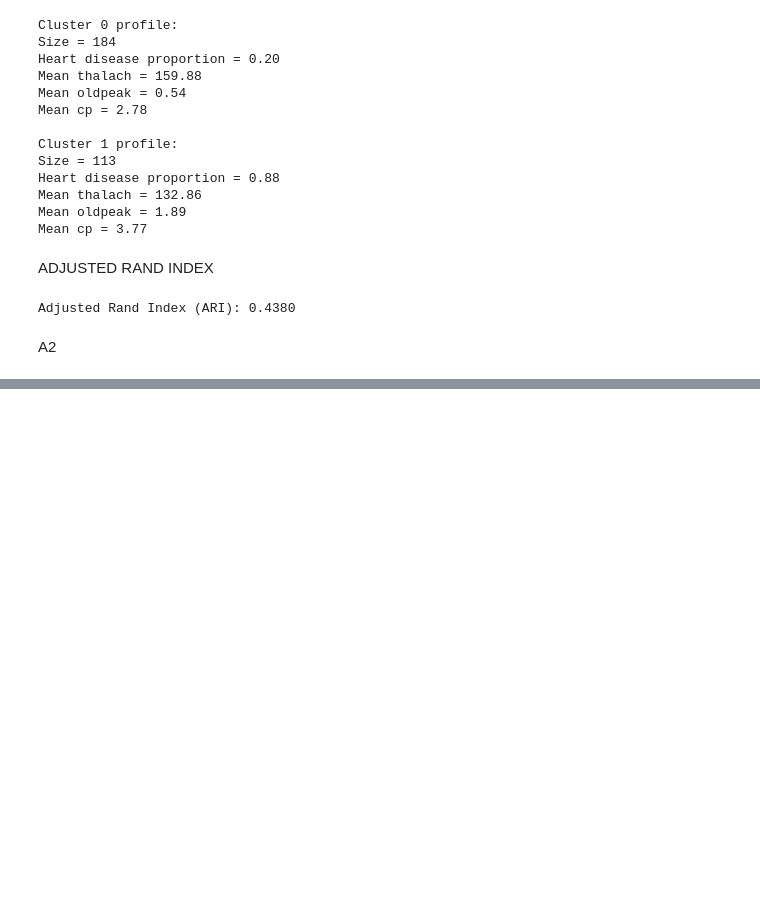
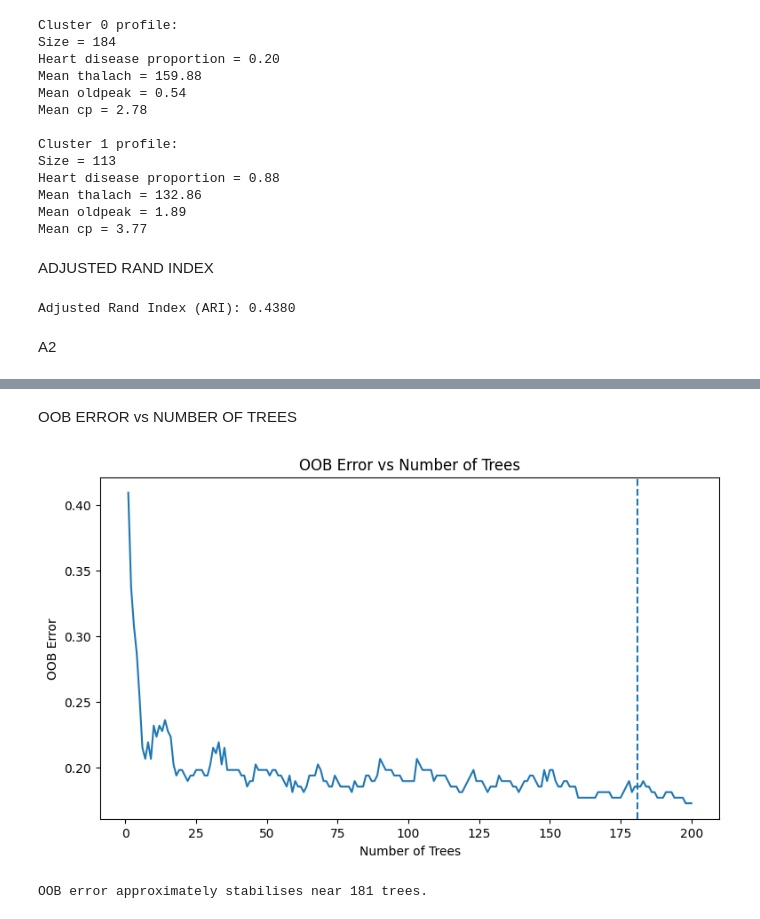
Before and after one commit to aneeqahabib/23i-2631_DM_4, a Jupyter notebook: 23i-2631.ipynb, the cells around one changed output, grey strips where cells are left out. Saved outputs shown, nothing was run; the diff lists cells and outputs as text; code cells hidden in the pictures; blank space fills up the shorter version.

```diff
--- a/23i-2631.ipynb
+++ b/23i-2631.ipynb
@@ -368,0 +559,32 @@ A2
+# %% [markdown]
+OOB ERROR vs NUMBER OF TREES
+# %%
+oob_errors = []
+tree_range = range(1, 201)
+
+for n in tree_range:
+    rf_temp = RandomForestClassifier(
+        n_estimators=n,
+        oob_score=True,
+        bootstrap=True,
+        random_state=42,
+        n_jobs=-1
+    )
+    rf_temp.fit(X_train, y_train)
+    oob_errors.append(1 - rf_temp.oob_score_)
+
+# Approximate stabilization point
+stabilise_point = np.argmin(np.abs(np.diff(oob_errors[-20:]))) + 181
+
+plt.figure(figsize=(9, 5))
+plt.plot(tree_range, oob_errors)
+plt.axvline(stabilise_point, linestyle='--')
+plt.xlabel("Number of Trees")
+plt.ylabel("OOB Error")
+plt.title("OOB Error vs Number of Trees")
+plt.show()
+
+print(f"OOB error approximately stabilises near {stabilise_point} trees.")
+# %% [output]
+[figure, added]
+OOB error approximately stabilises near 181 trees.
```
Also changed, not shown: parts of 58 cells of this notebook.
